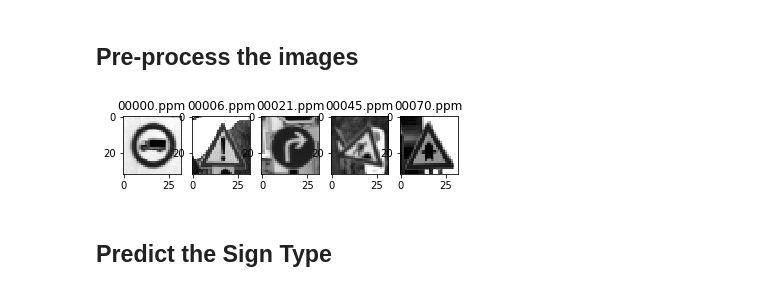
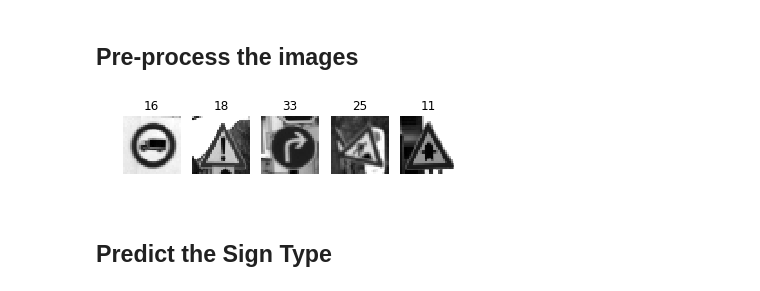
Before and after one commit to lelordoftech/Udacity, a Jupyter notebook: CarND-Traffic-Sign-Classifier-Project/Traffic_Sign_Classifier.ipynb, the cells around one changed output. Drawn from its saved outputs; the diff is of its cells as text; code cells hidden in the pictures.

```diff
--- a/CarND-Traffic-Sign-Classifier-Project/Traffic_Sign_Classifier.ipynb
+++ b/CarND-Traffic-Sign-Classifier-Project/Traffic_Sign_Classifier.ipynb
@@ -602,6 +611,9 @@ You may find `signnames.csv` useful as it contains mappings from the class id (i
 ### Feel free to use as many code cells as needed.
 import matplotlib.image as mpimg
 import matplotlib.pyplot as plt
+from PIL import Image
+import numpy as np
+
 # Visualizations will be shown in the notebook.
 %matplotlib inline
 
@@ -617,15 +629,18 @@ new_images = []
 fig = plt.figure()
 total_new_image = len(new_images_name)
 for i in range(total_new_image):
+    # Read image from ppm files
     image = mpimg.imread('traffic-signs-data/' + new_images_name[i])
+    # Save to png files
+    im = Image.fromarray(image).resize( (64,64) )
+    im.save('traffic-signs-data/' + str(new_images_id[i]) + '.png')
+    # Show in the notebook
     a=fig.add_subplot(1, total_new_image, i+1)
-    a.set_title(new_images_name[i])
+    a.set_title(new_images_id[i])
     plt.imshow(image)
+    plt.axis('off')
+    # append to list for testing
     new_images.append(image)
 
 new_images = np.array(new_images)
-
-# free memory
-del fig
-del a
 # %% [output]
@@ -641,31 +656,28 @@ del a
 # %%
 import cv2
 
 # Resize image to 32x32x3
 new_images_resize = []
 for new_image in new_images:
     new_images_resize.append(cv2.resize(new_image, (32, 32)))
 new_images_resize = np.array(new_images_resize)
 
 # Convert to gray scale
-new_images_resize = grayScale(new_images_resize)
+new_images_gray = grayScale(new_images_resize)
 
 # Normalization
-new_images_gray = normalization(new_images_resize)
+new_images_gray = normalization(new_images_gray)
 
 # Output new images
 fig = plt.figure()
 total_new_image = len(new_images_name)
 for i in range(total_new_image):
     a=fig.add_subplot(1, total_new_image, i+1)
-    a.set_title(new_images_name[i])
-    imgplot = plt.imshow(new_images_gray[i].squeeze(), cmap='gray')
-
-# free memory
-del fig
-del a
+    a.set_title(new_images_id[i])
+    plt.imshow(new_images_gray[i].squeeze(), cmap='gray')
+    plt.axis('off')
 # %% [output]
-[figure, old version]
+[figure, new version]
 # %% [markdown]
 ## Predict the Sign Type
 # %%
```
Also changed, not shown: parts of 22 cells of this notebook, 1 other file.
